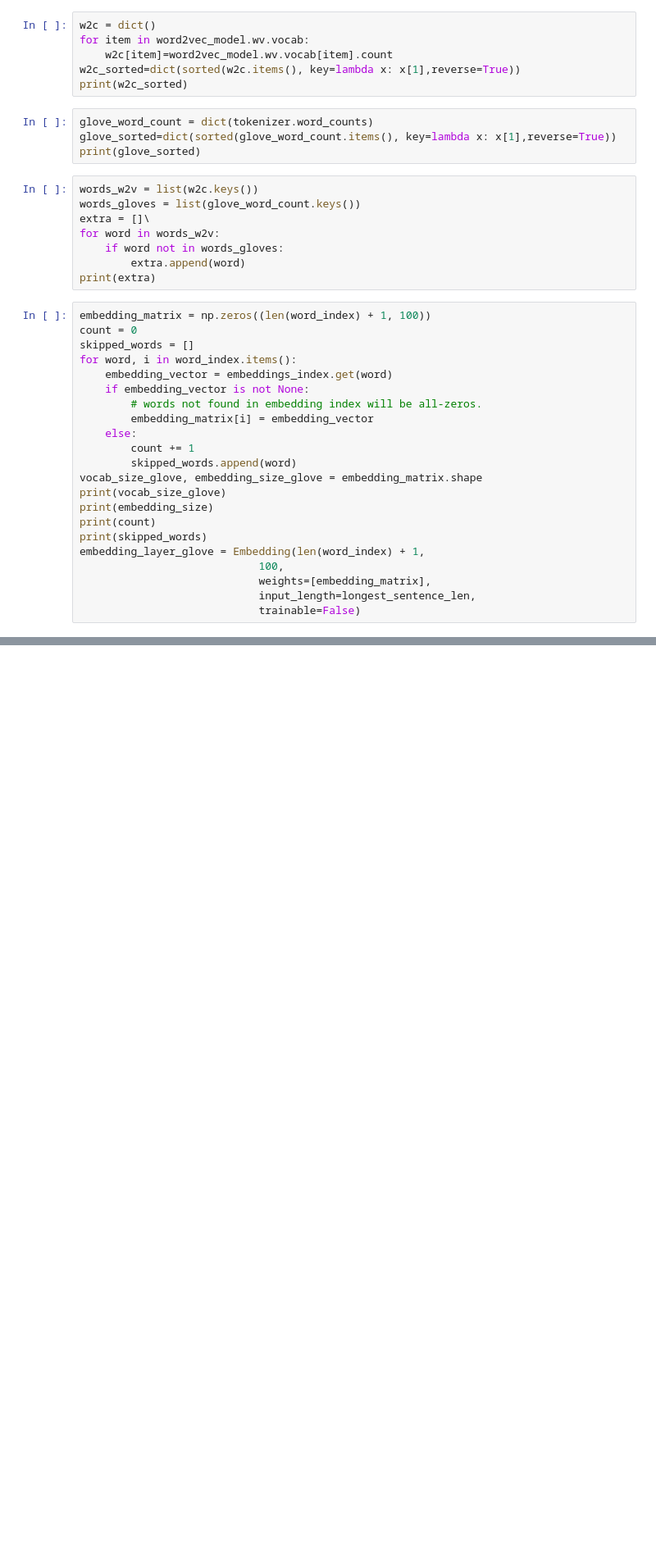
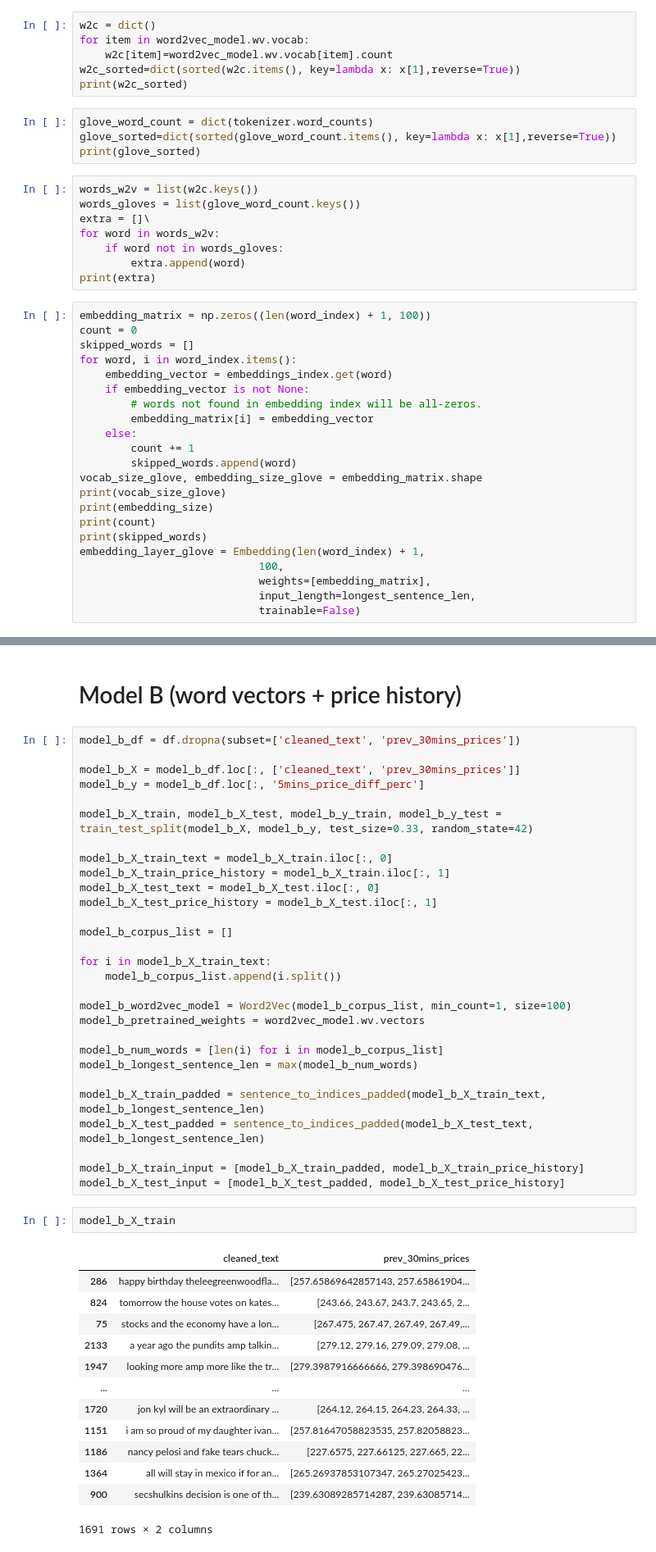
Before and after one commit to ameyrathi/MLProject, a Jupyter notebook: lstm model.ipynb, the cells around one changed output, grey strips where cells are left out. Shown at 82% size. Cells and saved outputs as stored; diff of their text form; blank space fills up the shorter version.

```diff
--- a/lstm model.ipynb
+++ b/lstm model.ipynb
@@ -157,0 +219,47 @@ model.fit(X_train_padded, y_train, validation_split=0.2, epochs=50, callbacks=[m
+# %% [markdown]
+# Model B (word vectors + price history)
+# %%
+model_b_df = df.dropna(subset=['cleaned_text', 'prev_30mins_prices'])
+
+model_b_X = model_b_df.loc[:, ['cleaned_text', 'prev_30mins_prices']]
+model_b_y = model_b_df.loc[:, '5mins_price_diff_perc']
+
+model_b_X_train, model_b_X_test, model_b_y_train, model_b_y_test = train_test_split(model_b_X, model_b_y, test_size=0.33, random_state=42)
+
+model_b_X_train_text = model_b_X_train.iloc[:, 0]
+model_b_X_train_price_history = model_b_X_train.iloc[:, 1]
+model_b_X_test_text = model_b_X_test.iloc[:, 0]
+model_b_X_test_price_history = model_b_X_test.iloc[:, 1]
+
+model_b_corpus_list = []
+
+for i in model_b_X_train_text:
+    model_b_corpus_list.append(i.split())
+
+model_b_word2vec_model = Word2Vec(model_b_corpus_list, min_count=1, size=100)
+model_b_pretrained_weights = word2vec_model.wv.vectors
+
+model_b_num_words = [len(i) for i in model_b_corpus_list]
+model_b_longest_sentence_len = max(model_b_num_words)
+
+model_b_X_train_padded = sentence_to_indices_padded(model_b_X_train_text, model_b_longest_sentence_len)
+model_b_X_test_padded = sentence_to_indices_padded(model_b_X_test_text, model_b_longest_sentence_len)
+
+model_b_X_train_input = [model_b_X_train_padded, model_b_X_train_price_history]
+model_b_X_test_input = [model_b_X_test_padded, model_b_X_test_price_history]
+# %%
+model_b_X_train
+# %% [output]
+|  | cleaned_text | prev_30mins_prices |
+| 286 | happy birthday theleegreenwoodfla... | [257.65869642857143, 257.65861904... |
+| 824 | tomorrow the house votes on kates... | [243.66, 243.67, 243.7, 243.65, 2... |
+| 75 | stocks and the economy have a lon... | [267.475, 267.47, 267.49, 267.49,... |
+| 2133 | a year ago the pundits amp talkin... | [279.12, 279.16, 279.09, 279.08, ... |
+| 1947 | looking more amp more like the tr... | [279.3987916666666, 279.398690476... |
+| ... | ... | ... |
+| 1720 | jon kyl will be an extraordinary ... | [264.12, 264.15, 264.23, 264.33, ... |
+| 1151 | i am so proud of my daughter ivan... | [257.81647058823535, 257.82058823... |
+| 1186 | nancy pelosi and fake tears chuck... | [227.6575, 227.66125, 227.665, 22... |
+| 1364 | all will stay in mexico if for an... | [265.26937853107347, 265.27025423... |
+| 900 | secshulkins decision is one of th... | [239.63089285714287, 239.63085714... |
+1691 rows × 2 columns
```
Also changed, not shown: parts of 24 cells of this notebook, 4 other files.
